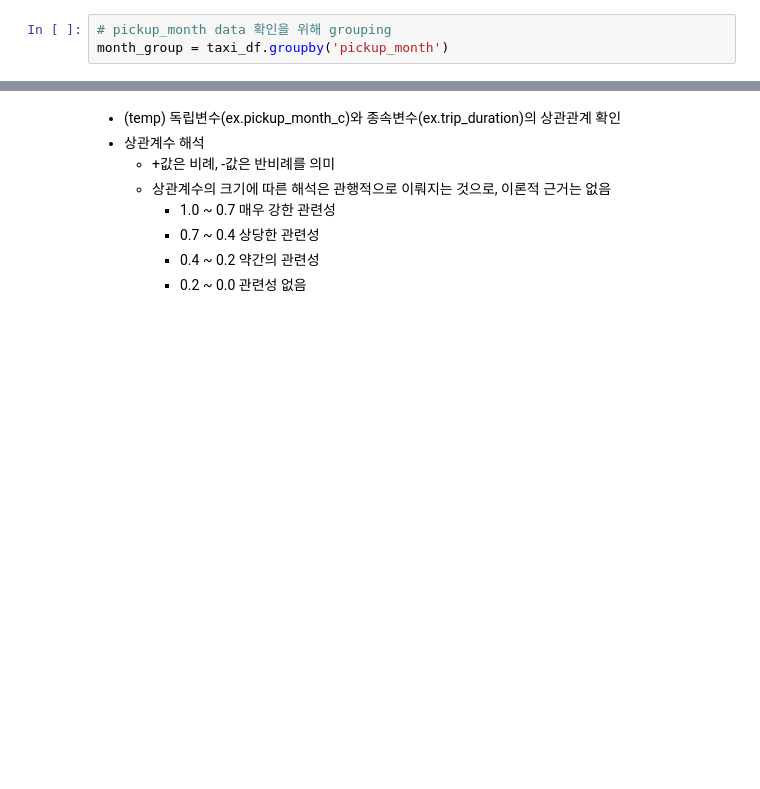
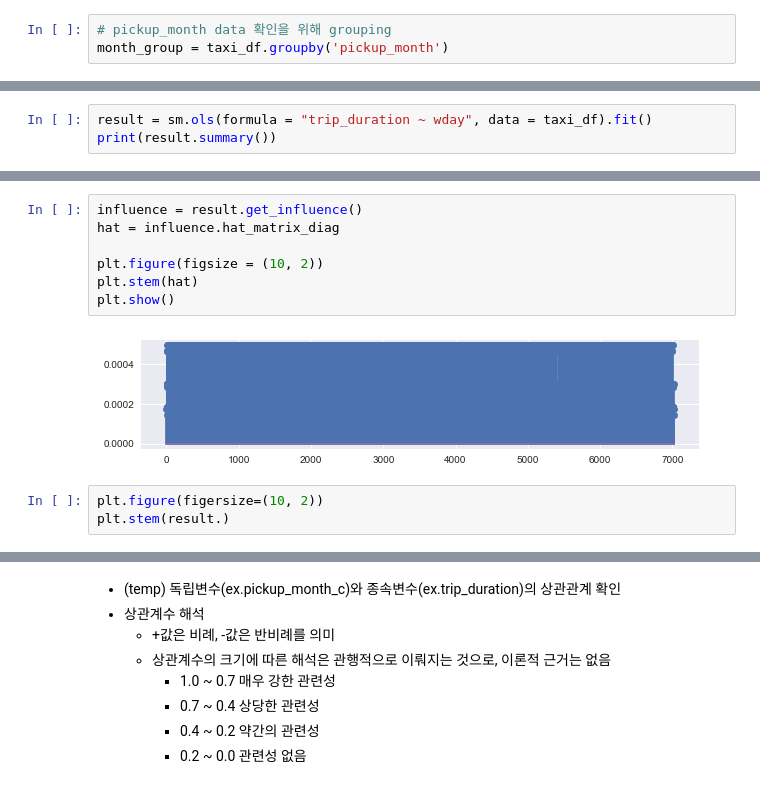
Before and after one commit to GIMINSU/nyc_taxi, a Jupyter notebook: nyc_taxi.ipynb, the cells around one changed output, grey strips where cells are left out. Drawn from its saved outputs; the diff is of its cells as text; blank space fills up the shorter version.

```diff
--- a/nyc_taxi.ipynb
+++ b/nyc_taxi.ipynb
@@ -231,0 +322,3 @@ dtype: int64
+# %%
+result = sm.ols(formula = "trip_duration ~ wday", data = taxi_df).fit()
+print(result.summary())
@@ -231,0 +343,12 @@ dtype: int64
+# %%
+influence = result.get_influence()
+hat = influence.hat_matrix_diag
+
+plt.figure(figsize = (10, 2))
+plt.stem(hat)
+plt.show()
+# %% [output]
+[figure, added]
+# %%
+plt.figure(figersize=(10, 2))
+plt.stem(result.)
```
Also changed, not shown: parts of 72 cells of this notebook.
